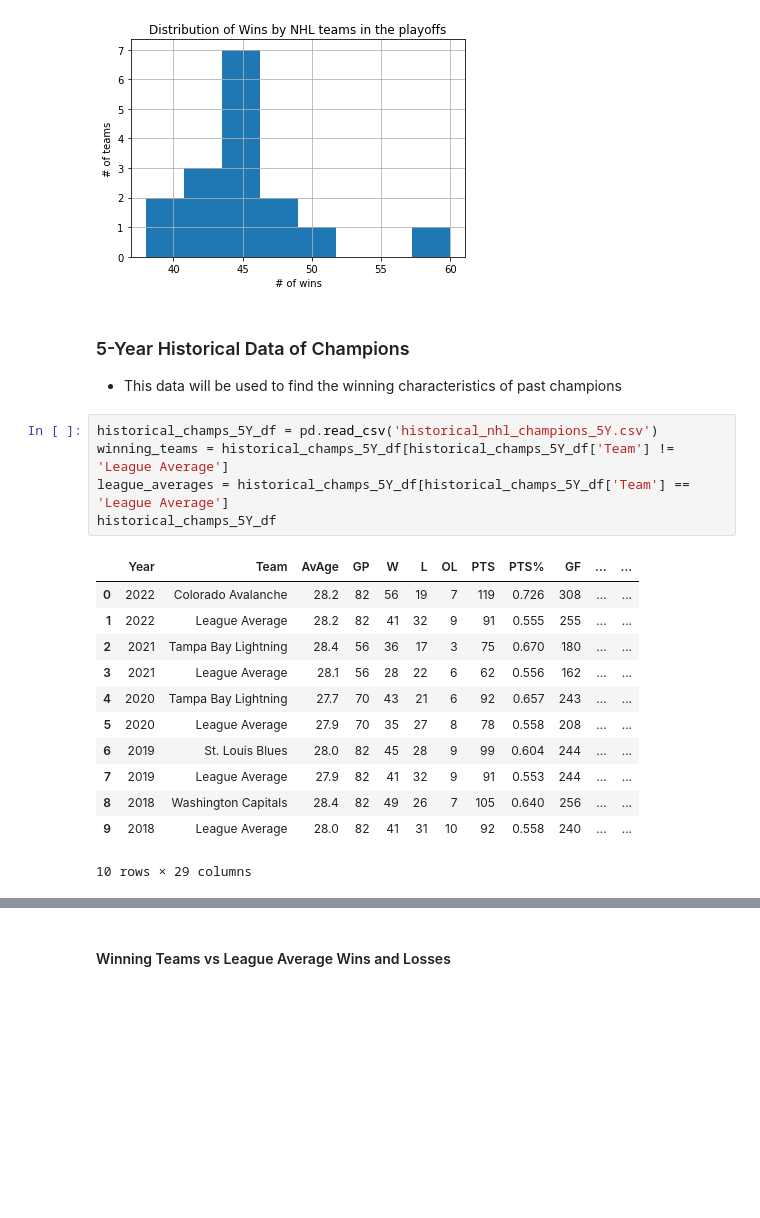
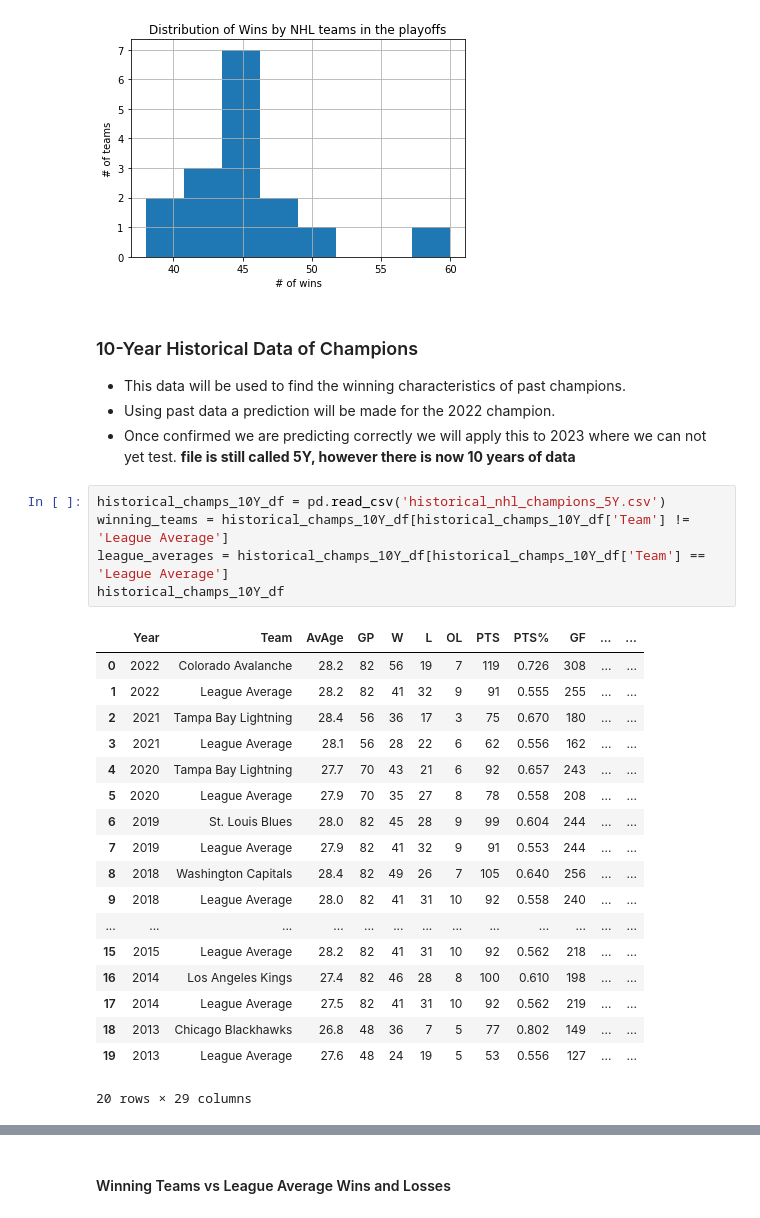
Before and after one commit to jdawg00527/CMSE202_Project, a Jupyter notebook: CMSE202_Final_Project.ipynb, the cells around one changed output, grey strips where cells are left out. Saved outputs shown, nothing was run; the diff lists cells and outputs as text; blank space fills up the shorter version.

```diff
--- a/CMSE202_Final_Project.ipynb
+++ b/CMSE202_Final_Project.ipynb
@@ -39,24 +39,33 @@ plt.grid()
 # %% [output]
 [figure]
 # %% [markdown]
-### 5-Year Historical Data of Champions
+### 10-Year Historical Data of Champions
 
-- This data will be used to find the winning characteristics of past champions
+- This data will be used to find the winning characteristics of past champions.
+- Using past data a prediction will be made for the 2022 champion.
+- Once confirmed we are predicting correctly we will apply this to 2023 where we can not yet test.
+**file is still called 5Y, however there is now 10 years of data**
 # %%
-historical_champs_5Y_df = pd.read_csv('historical_nhl_champions_5Y.csv')
-winning_teams = historical_champs_5Y_df[historical_champs_5Y_df['Team'] != 'League Average']
-league_averages = historical_champs_5Y_df[historical_champs_5Y_df['Team'] == 'League Average']
-historical_champs_5Y_df
+historical_champs_10Y_df = pd.read_csv('historical_nhl_champions_5Y.csv')
+winning_teams = historical_champs_10Y_df[historical_champs_10Y_df['Team'] != 'League Average']
+league_averages = historical_champs_10Y_df[historical_champs_10Y_df['Team'] == 'League Average']
+historical_champs_10Y_df
 # %% [output]
 |  | Year | Team | AvAge | GP | W | L | OL | PTS | PTS% | GF | ... | ... |
 | 0 | 2022 | Colorado Avalanche | 28.2 | 82 | 56 | 19 | 7 | 119 | 0.726 | 308 | ... | ... |
 | 1 | 2022 | League Average | 28.2 | 82 | 41 | 32 | 9 | 91 | 0.555 | 255 | ... | ... |
 | 2 | 2021 | Tampa Bay Lightning | 28.4 | 56 | 36 | 17 | 3 | 75 | 0.670 | 180 | ... | ... |
 | 3 | 2021 | League Average | 28.1 | 56 | 28 | 22 | 6 | 62 | 0.556 | 162 | ... | ... |
 | 4 | 2020 | Tampa Bay Lightning | 27.7 | 70 | 43 | 21 | 6 | 92 | 0.657 | 243 | ... | ... |
 | 5 | 2020 | League Average | 27.9 | 70 | 35 | 27 | 8 | 78 | 0.558 | 208 | ... | ... |
 | 6 | 2019 | St. Louis Blues | 28.0 | 82 | 45 | 28 | 9 | 99 | 0.604 | 244 | ... | ... |
 | 7 | 2019 | League Average | 27.9 | 82 | 41 | 32 | 9 | 91 | 0.553 | 244 | ... | ... |
 | 8 | 2018 | Washington Capitals | 28.4 | 82 | 49 | 26 | 7 | 105 | 0.640 | 256 | ... | ... |
 | 9 | 2018 | League Average | 28.0 | 82 | 41 | 31 | 10 | 92 | 0.558 | 240 | ... | ... |
+| ... | ... | ... | ... | ... | ... | ... | ... | ... | ... | ... | ... | ... |
+| 15 | 2015 | League Average | 28.2 | 82 | 41 | 31 | 10 | 92 | 0.562 | 218 | ... | ... |
+| 16 | 2014 | Los Angeles Kings | 27.4 | 82 | 46 | 28 | 8 | 100 | 0.610 | 198 | ... | ... |
+| 17 | 2014 | League Average | 27.5 | 82 | 41 | 31 | 10 | 92 | 0.562 | 219 | ... | ... |
+| 18 | 2013 | Chicago Blackhawks | 26.8 | 48 | 36 | 7 | 5 | 77 | 0.802 | 149 | ... | ... |
+| 19 | 2013 | League Average | 27.6 | 48 | 24 | 19 | 5 | 53 | 0.556 | 127 | ... | ... |
-10 rows × 29 columns
+20 rows × 29 columns
```
Also changed, not shown: parts of 16 cells of this notebook.
